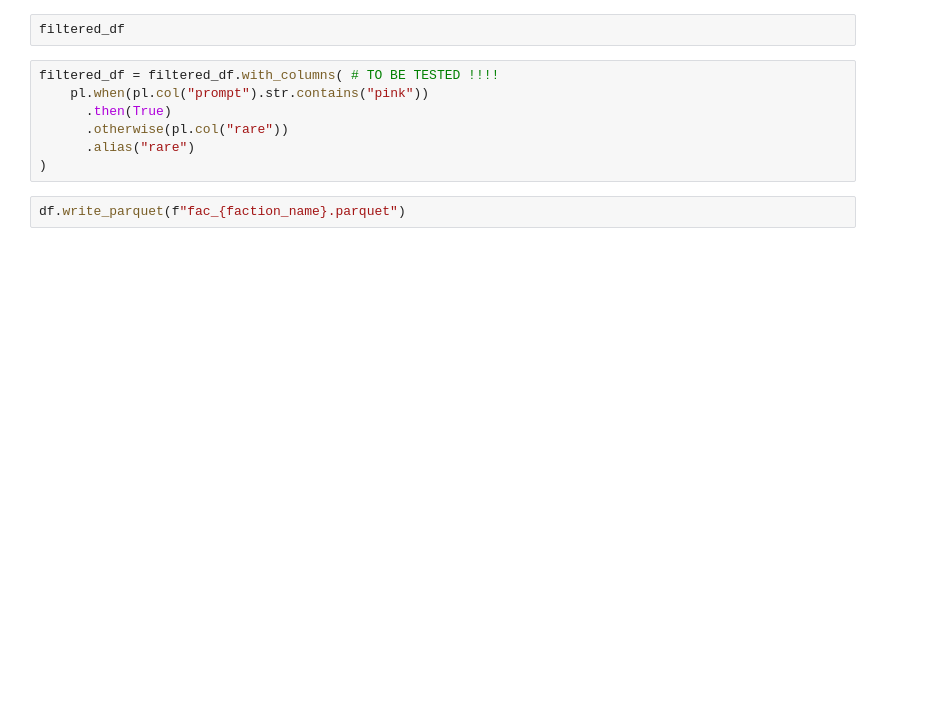
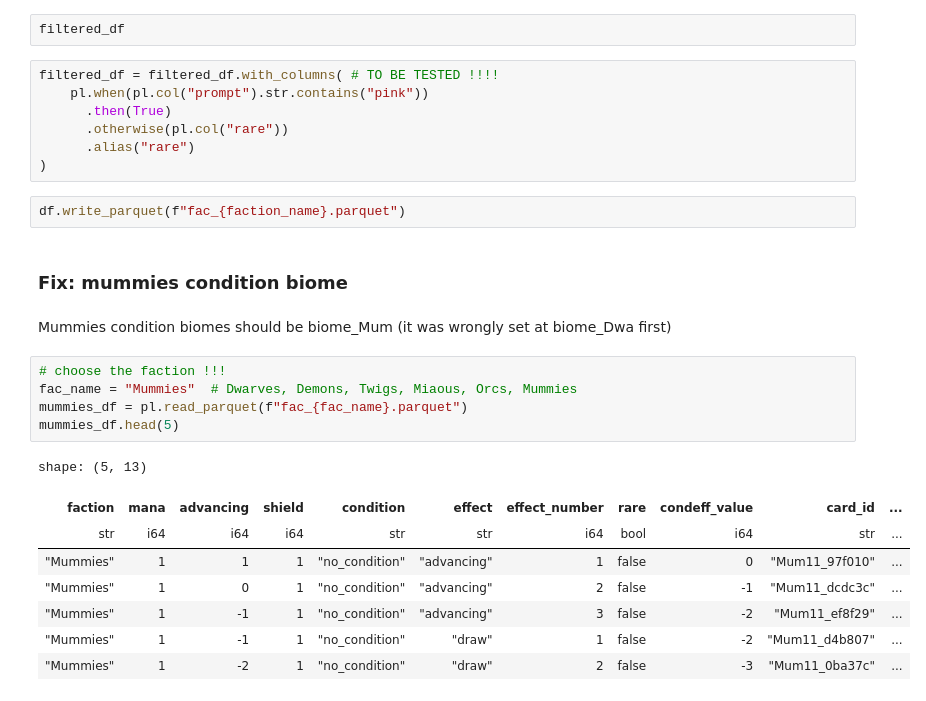
Before and after one commit to jordyBonnet/GlobeRunners_dev, a Jupyter notebook: lib/cardpool/debug_YDB.ipynb, the cells around one changed output. Saved outputs shown, nothing was run; the diff lists cells and outputs as text; blank space fills up the shorter version.

```diff
--- a/lib/cardpool/debug_YDB.ipynb
+++ b/lib/cardpool/debug_YDB.ipynb
@@ -1176,3 +1176,21 @@ filtered_df = filtered_df.with_columns( # TO BE TESTED !!!!
 )
 # %%
 df.write_parquet(f"fac_{faction_name}.parquet")
+# %% [markdown]
+### Fix: mummies condition biome
+# %% [markdown]
+Mummies condition biomes should be biome_Mum (it was wrongly set at biome_Dwa first)
+# %%
+# choose the faction !!!
+fac_name = "Mummies"  # Dwarves, Demons, Twigs, Miaous, Orcs, Mummies
+mummies_df = pl.read_parquet(f"fac_{fac_name}.parquet")
+mummies_df.head(5)
+# %% [output]
+shape: (5, 13)
+| faction | mana | advancing | shield | condition | effect | effect_number | rare | condeff_value | card_id | ... |
+| str | i64 | i64 | i64 | str | str | i64 | bool | i64 | str | ... |
+| "Mummies" | 1 | 1 | 1 | "no_condition" | "advancing" | 1 | false | 0 | "Mum11_97f010" | ... |
+| "Mummies" | 1 | 0 | 1 | "no_condition" | "advancing" | 2 | false | -1 | "Mum11_dcdc3c" | ... |
+| "Mummies" | 1 | -1 | 1 | "no_condition" | "advancing" | 3 | false | -2 | "Mum11_ef8f29" | ... |
+| "Mummies" | 1 | -1 | 1 | "no_condition" | "draw" | 1 | false | -2 | "Mum11_d4b807" | ... |
+| "Mummies" | 1 | -2 | 1 | "no_condition" | "draw" | 2 | false | -3 | "Mum11_0ba37c" | ... |
```
Also changed, not shown: parts of 6 cells of this notebook, 12 other files.
